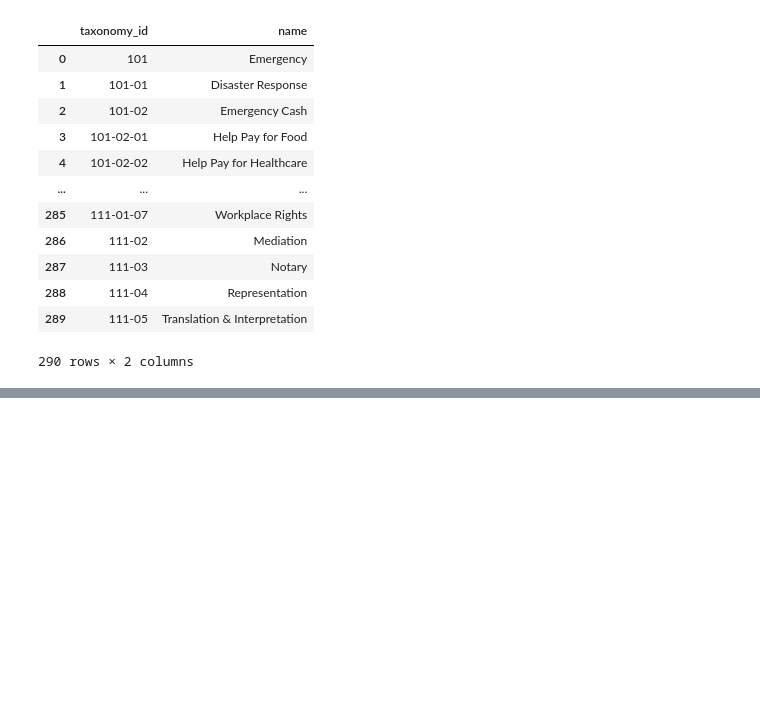
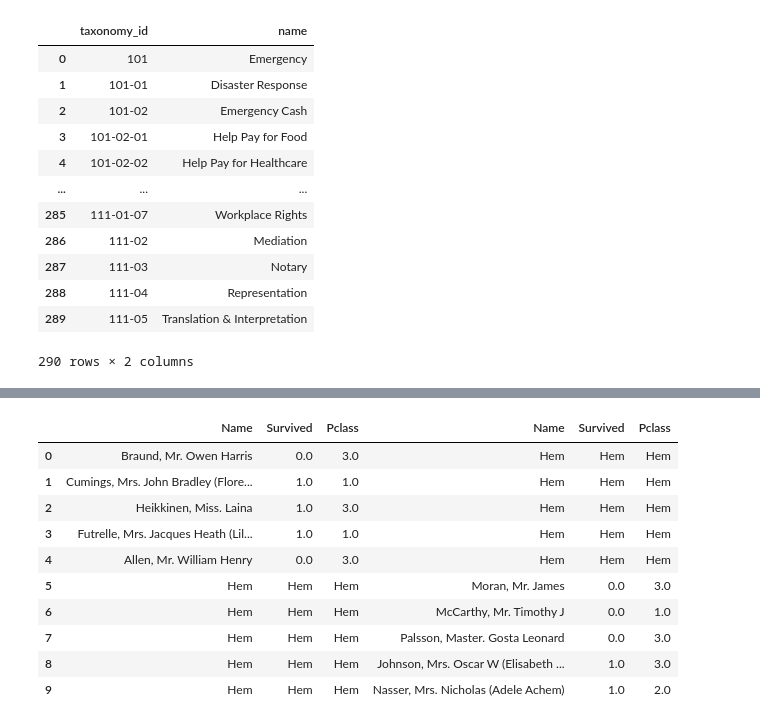
Before and after one commit to beercafeguy/PyMLLab, a Jupyter notebook: practice/adv_pandas.ipynb, the cells around one changed output, grey strips where cells are left out. Drawn from its saved outputs; the diff is of its cells as text; code cells hidden in the pictures; blank space fills up the shorter version.

```diff
--- a/practice/adv_pandas.ipynb
+++ b/practice/adv_pandas.ipynb
@@ -292,0 +436,14 @@ df.dropna(axis='columns')
+# %%
+df7.fillna('Hem')
+# %% [output]
+|  | Name | Survived | Pclass | Name | Survived | Pclass |
+| 0 | Braund, Mr. Owen Harris | 0.0 | 3.0 | Hem | Hem | Hem |
+| 1 | Cumings, Mrs. John Bradley (Flore... | 1.0 | 1.0 | Hem | Hem | Hem |
+| 2 | Heikkinen, Miss. Laina | 1.0 | 3.0 | Hem | Hem | Hem |
+| 3 | Futrelle, Mrs. Jacques Heath (Lil... | 1.0 | 1.0 | Hem | Hem | Hem |
+| 4 | Allen, Mr. William Henry | 0.0 | 3.0 | Hem | Hem | Hem |
+| 5 | Hem | Hem | Hem | Moran, Mr. James | 0.0 | 3.0 |
+| 6 | Hem | Hem | Hem | McCarthy, Mr. Timothy J | 0.0 | 1.0 |
+| 7 | Hem | Hem | Hem | Palsson, Master. Gosta Leonard | 0.0 | 3.0 |
+| 8 | Hem | Hem | Hem | Johnson, Mrs. Oscar W (Elisabeth ... | 1.0 | 3.0 |
+| 9 | Hem | Hem | Hem | Nasser, Mrs. Nicholas (Adele Achem) | 1.0 | 2.0 |
```
Also changed, not shown: parts of 35 cells of this notebook.
